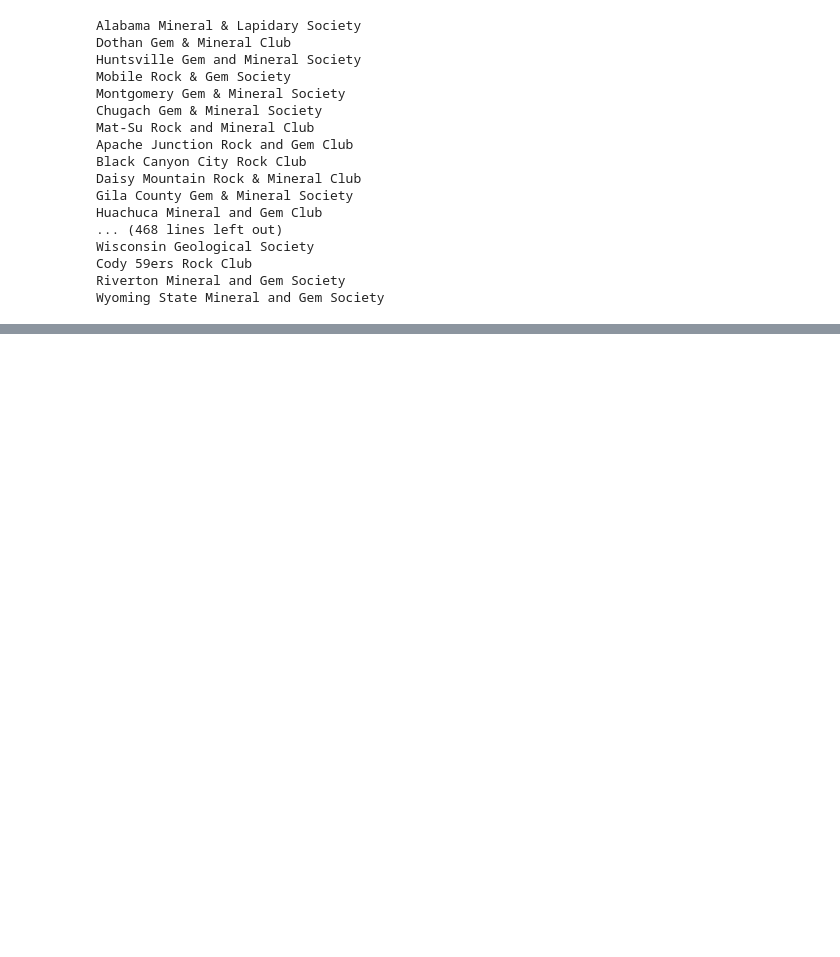
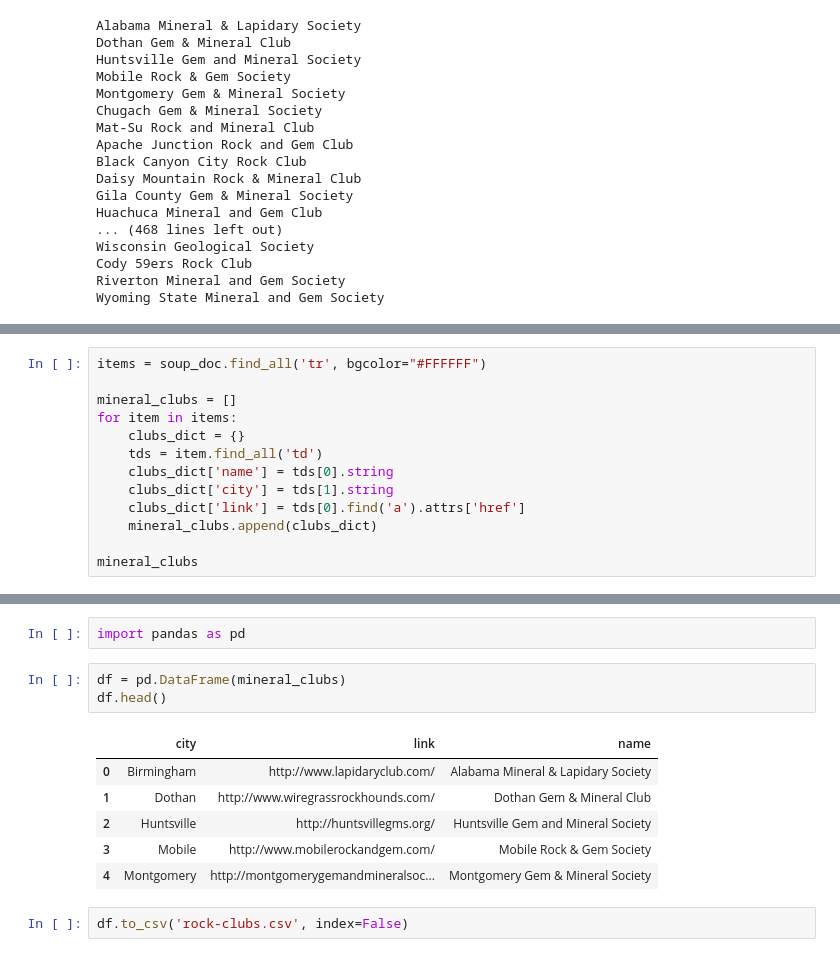
Before and after one commit to kosmaspanag/foundations_homework, a Jupyter notebook: 08-homework/02 - Rock and Mineral Clubs.ipynb, the cells around one changed output, grey strips where cells are left out. Saved outputs shown, nothing was run; the diff lists cells and outputs as text; blank space fills up the shorter version.

```diff
--- a/08-homework/02 - Rock and Mineral Clubs.ipynb
+++ b/08-homework/02 - Rock and Mineral Clubs.ipynb
@@ -75,0 +120,13 @@ AttributeError: ResultSet object has no attribute 'find_all'. You're probably tr
+# %%
+items = soup_doc.find_all('tr', bgcolor="#FFFFFF")
+
+mineral_clubs = []
+for item in items:
+    clubs_dict = {}
+    tds = item.find_all('td')
+    clubs_dict['name'] = tds[0].string
+    clubs_dict['city'] = tds[1].string
+    clubs_dict['link'] = tds[0].find('a').attrs['href']
+    mineral_clubs.append(clubs_dict)
+
+mineral_clubs
@@ -75,0 +151,14 @@ AttributeError: ResultSet object has no attribute 'find_all'. You're probably tr
+# %%
+import pandas as pd
+# %%
+df = pd.DataFrame(mineral_clubs)
+df.head()
+# %% [output]
+|  | city | link | name |
+| 0 | Birmingham | http://www.lapidaryclub.com/ | Alabama Mineral & Lapidary Society |
+| 1 | Dothan | http://www.wiregrassrockhounds.com/ | Dothan Gem & Mineral Club |
+| 2 | Huntsville | http://huntsvillegms.org/ | Huntsville Gem and Mineral Society |
+| 3 | Mobile | http://www.mobilerockandgem.com/ | Mobile Rock & Gem Society |
+| 4 | Montgomery | http://montgomerygemandmineralsoc... | Montgomery Gem & Mineral Society |
+# %%
+df.to_csv('rock-clubs.csv', index=False)
```
Also changed, not shown: parts of 4 cells of this notebook, 1 other file.
